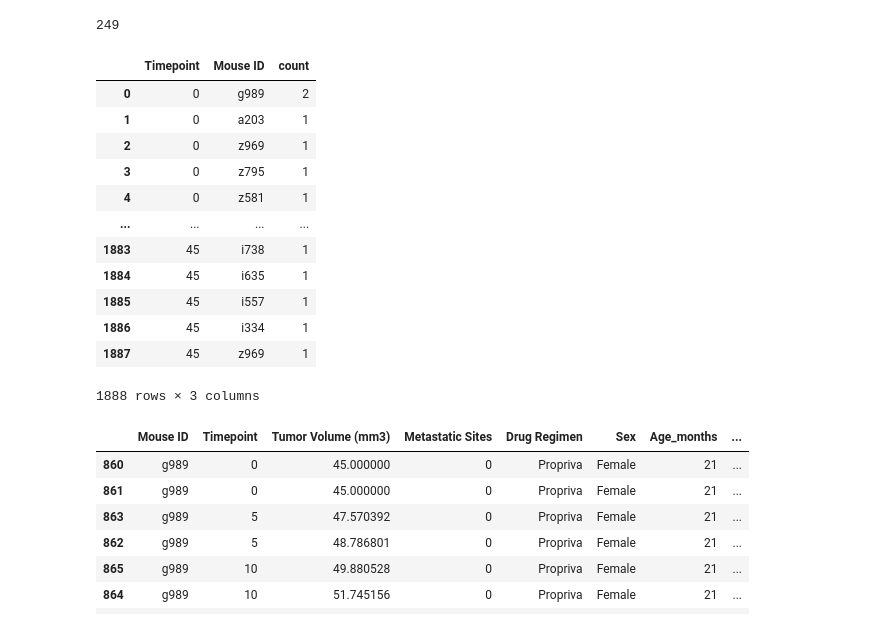
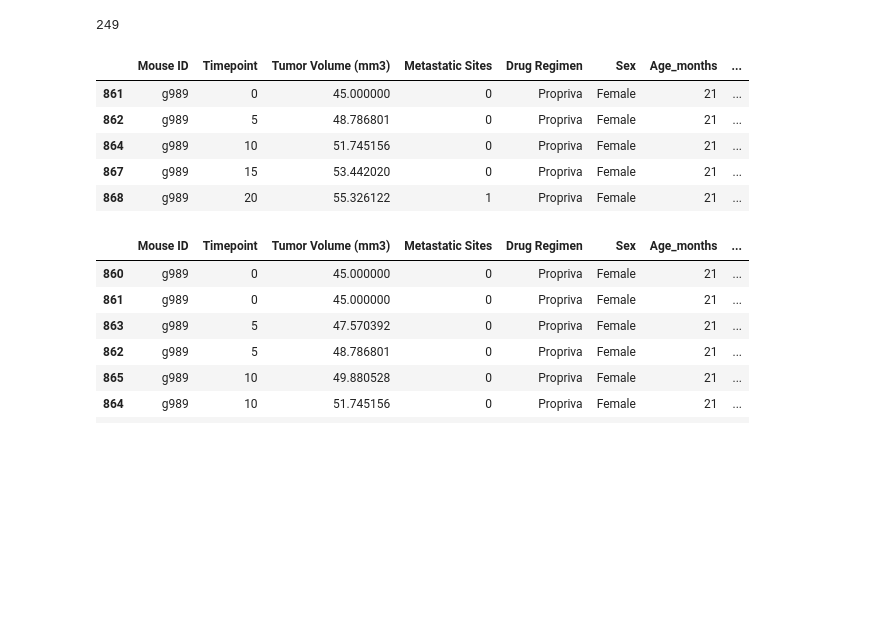
Before and after one commit to dragatuso/Module_5_Challenge, a Jupyter notebook: Pymaceuticals/pymaceuticals_starter.ipynb, the cells around one changed output. Saved outputs shown, nothing was run; the diff lists cells and outputs as text; code cells hidden in the pictures; blank space fills up the shorter version.

```diff
--- a/Pymaceuticals/pymaceuticals_starter.ipynb
+++ b/Pymaceuticals/pymaceuticals_starter.ipynb
@@ -41,24 +41,16 @@ mice_count
 # %%
 # Our data should be uniquely identified by Mouse ID and Timepoint
 # Get the duplicate mice by ID number that shows up for Mouse ID and Timepoint.
 
-mice_group=combined_df.groupby('Timepoint')
-mice_timepoint_df = pd.DataFrame(mice_group['Mouse ID'].value_counts()).reset_index()
+mice_timepoint_df = combined_df[combined_df.duplicated(['Mouse ID','Timepoint'])]
 mice_timepoint_df
 # %% [output]
-|  | Timepoint | Mouse ID | count |
-| 0 | 0 | g989 | 2 |
-| 1 | 0 | a203 | 1 |
-| 2 | 0 | z969 | 1 |
-| 3 | 0 | z795 | 1 |
-| 4 | 0 | z581 | 1 |
-| ... | ... | ... | ... |
-| 1883 | 45 | i738 | 1 |
-| 1884 | 45 | i635 | 1 |
-| 1885 | 45 | i557 | 1 |
-| 1886 | 45 | i334 | 1 |
-| 1887 | 45 | z969 | 1 |
+|  | Mouse ID | Timepoint | Tumor Volume (mm3) | Metastatic Sites | Drug Regimen | Sex | Age_months | ... |
+| 861 | g989 | 0 | 45.000000 | 0 | Propriva | Female | 21 | ... |
+| 862 | g989 | 5 | 48.786801 | 0 | Propriva | Female | 21 | ... |
+| 864 | g989 | 10 | 51.745156 | 0 | Propriva | Female | 21 | ... |
+| 867 | g989 | 15 | 53.442020 | 0 | Propriva | Female | 21 | ... |
+| 868 | g989 | 20 | 55.326122 | 1 | Propriva | Female | 21 | ... |
-1888 rows × 3 columns
 # %%
 # Optional: Get all the data for the duplicate mouse ID.
 duplicate_mouse = combined_df.loc[combined_df['Mouse ID']=='g989',:]
```
Also changed, not shown: parts of 10 cells of this notebook.
